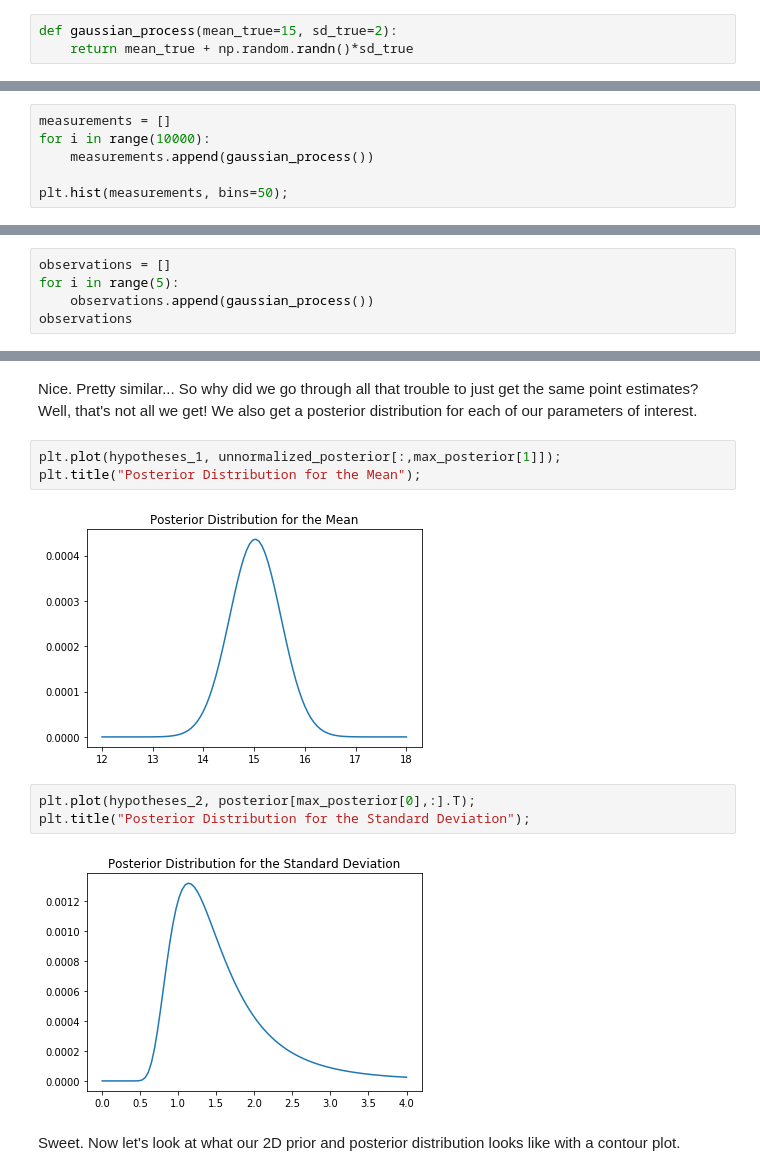
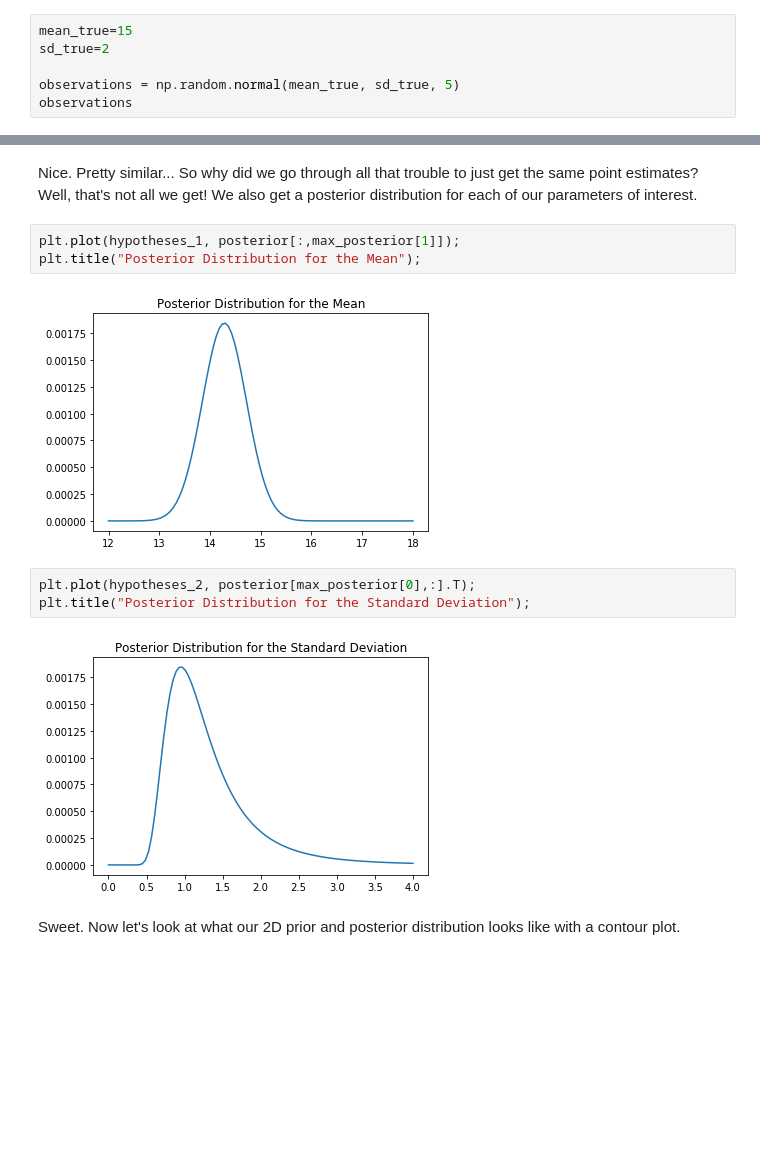
Before and after one commit to henrybechtel/bayes, a Jupyter notebook: bayes_grid.ipynb, the cells around one changed output, grey strips where cells are left out. Saved outputs shown, nothing was run; the diff lists cells and outputs as text; blank space fills up the shorter version.

```diff
--- a/bayes_grid.ipynb
+++ b/bayes_grid.ipynb
@@ -29,3 +31,6 @@ Let's look at a more complex example. Here we are going to simulate a guassian p
 # %%
-def gaussian_process(mean_true=15, sd_true=2):
-    return mean_true + np.random.randn()*sd_true
+mean_true=15
+sd_true=2
+
+observations = np.random.normal(mean_true, sd_true, 5)
+observations
@@ -38,6 +38,0 @@ Let's make sure this looks the way we'd expect in the long run:
-# %%
-measurements = []
-for i in range(10000):
-    measurements.append(gaussian_process())
-
-plt.hist(measurements, bins=50);
@@ -48,5 +38,0 @@ Ok cool. Now let's say we only saw 5 observations.
-# %%
-observations = []
-for i in range(5):
-    observations.append(gaussian_process())
-observations
@@ -110,15 +90,15 @@ Std Dev of obervations:1.1372610482171446, Std Dev estimated with Bayes:[1.13203
 # %% [markdown]
 Nice. Pretty similar... So why did we go through all that trouble to just get the same point estimates? Well, that's not all we get! We also get a posterior distribution for each of our parameters of interest.
 # %%
-plt.plot(hypotheses_1, unnormalized_posterior[:,max_posterior[1]]);
+plt.plot(hypotheses_1, posterior[:,max_posterior[1]]);
 plt.title("Posterior Distribution for the Mean");
 # %% [output]
-[figure, old version]
+[figure, new version]
 # %%
 plt.plot(hypotheses_2, posterior[max_posterior[0],:].T);
 plt.title("Posterior Distribution for the Standard Deviation");
 # %% [output]
-[figure, old version]
+[figure, new version]
 # %% [markdown]
 Sweet. Now let's look at what our 2D prior and posterior distribution looks like with a contour plot.
 # %%
```
Also changed, not shown: parts of 37 cells of this notebook.
